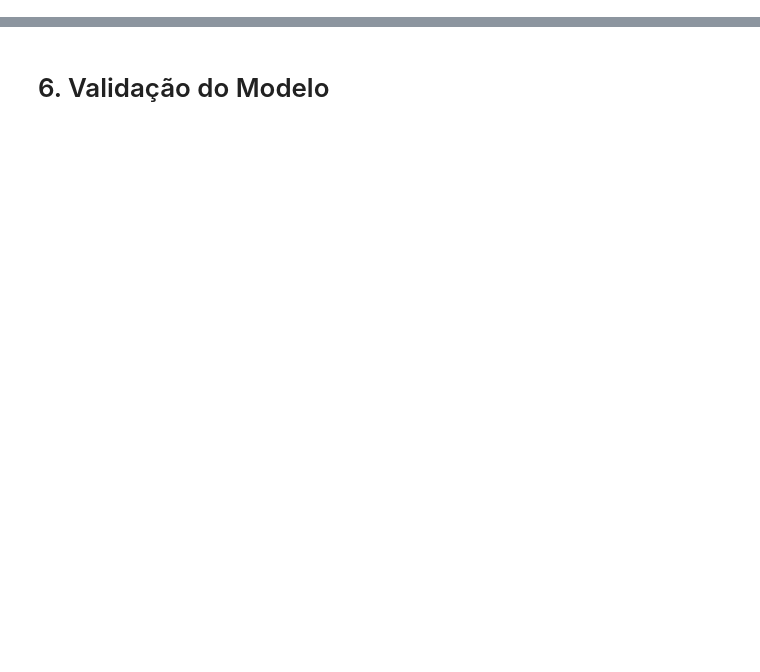
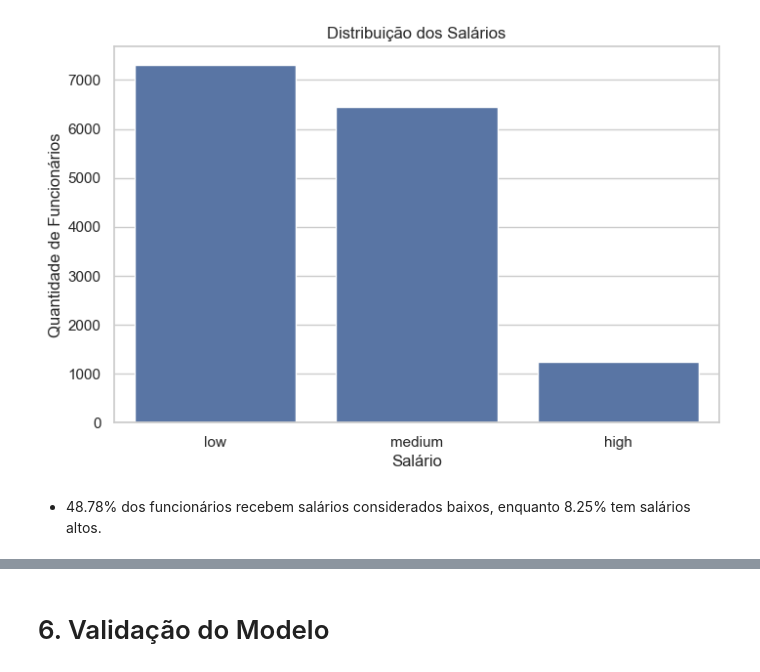
Before and after one commit to YumiiOnoue/ml_predicao_churn, a Jupyter notebook: analise_abandono.ipynb, the cells around one changed output, grey strips where cells are left out. Drawn from its saved outputs; the diff is of its cells as text; code cells hidden in the pictures; blank space fills up the shorter version.

```diff
--- a/analise_abandono.ipynb
+++ b/analise_abandono.ipynb
@@ -25,0 +47,4 @@ Construa um modelo preditivo com os algoritmos disponíveis na biblioteca do Sci
+# %%
+# Carregando os dados
+df = pd.read_csv('HR_Abandono.csv', sep=';')
+df.head()
@@ -25,0 +79,7 @@ Construa um modelo preditivo com os algoritmos disponíveis na biblioteca do Sci
+# %%
+# Trocando a vírgula por ponto em colunas numéricas
+colunas = ['satisfaction_level', 'last_evaluation']
+for coluna in colunas:
+    df[coluna] = df[coluna].str.replace(',', '.').astype(float)
+
+df.info()
@@ -25,0 +155,5 @@ Construa um modelo preditivo com os algoritmos disponíveis na biblioteca do Sci
+# %%
+salary = df['salary'].value_counts()
+salary_percentual = round((salary / len(df) * 100),2)
+salary_df = pd.DataFrame({'Quantidade': salary, 'Percentual (%)': salary_percentual})
+salary_df
@@ -25,0 +166,12 @@ Construa um modelo preditivo com os algoritmos disponíveis na biblioteca do Sci
+# %%
+# Visualizando a distribuição dos salários
+plt.figure(figsize=(8,5))
+sns.countplot(x='salary', data=df, order=salary.index)
+plt.title('Distribuição dos Salários')
+plt.xlabel('Salário')
+plt.ylabel('Quantidade de Funcionários')
+plt.show()
+# %% [output]
+[figure, added]
+# %% [markdown]
+* 48.78% dos funcionários recebem salários considerados baixos, enquanto 8.25% tem salários altos.
```
Also changed, not shown: parts of 89 cells of this notebook, 1 other file.
